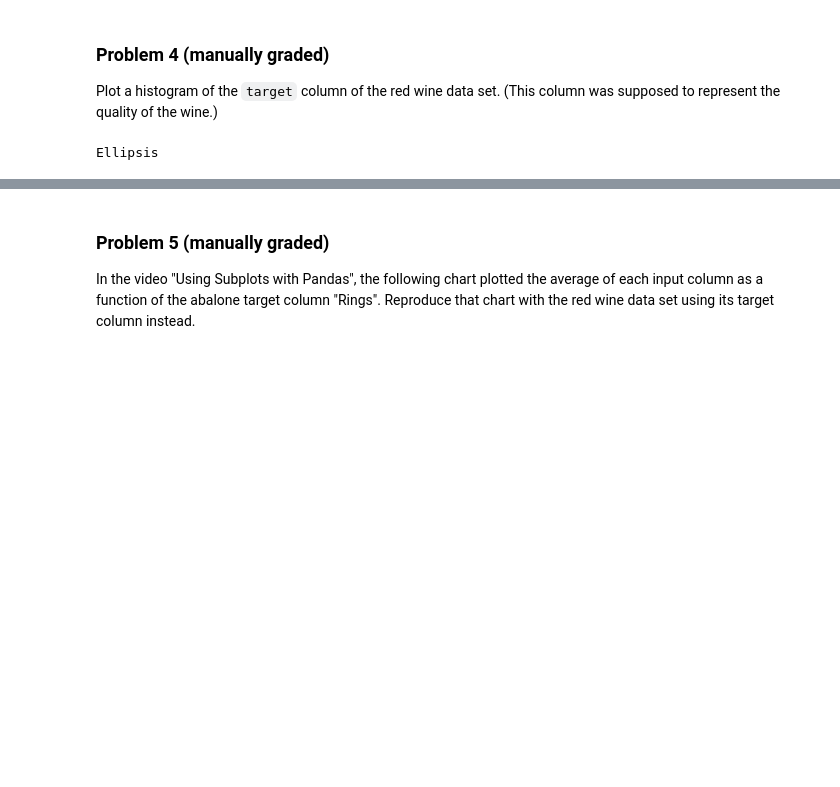
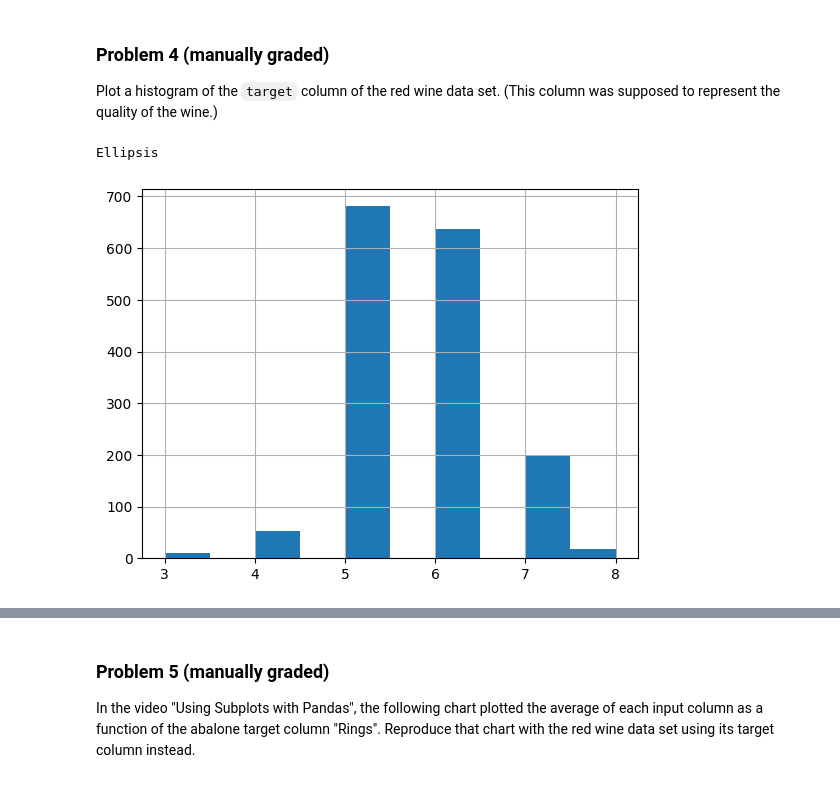
Before and after one commit to JonG-2025/dx602-homework-10, a Jupyter notebook: homework.ipynb, the cells around one changed output, grey strips where cells are left out. Cells and saved outputs as stored; diff of their text form; code cells hidden in the pictures; blank space fills up the shorter version.

```diff
--- a/homework.ipynb
+++ b/homework.ipynb
@@ -98,10 +98,11 @@ Plot a histogram of the `target` column of the red wine data set.
 (This column was supposed to represent the quality of the wine.)
 # %%
 # YOUR CHANGES HERE
-
+red_wine['target'].hist()
 ...
 # %% [output]
 Ellipsis
+[figure, added]
 # %% [markdown]
 <div style="page-break-after: always;"></div>
 # %% [markdown]
```
Also changed, not shown: parts of 2 cells of this notebook.
